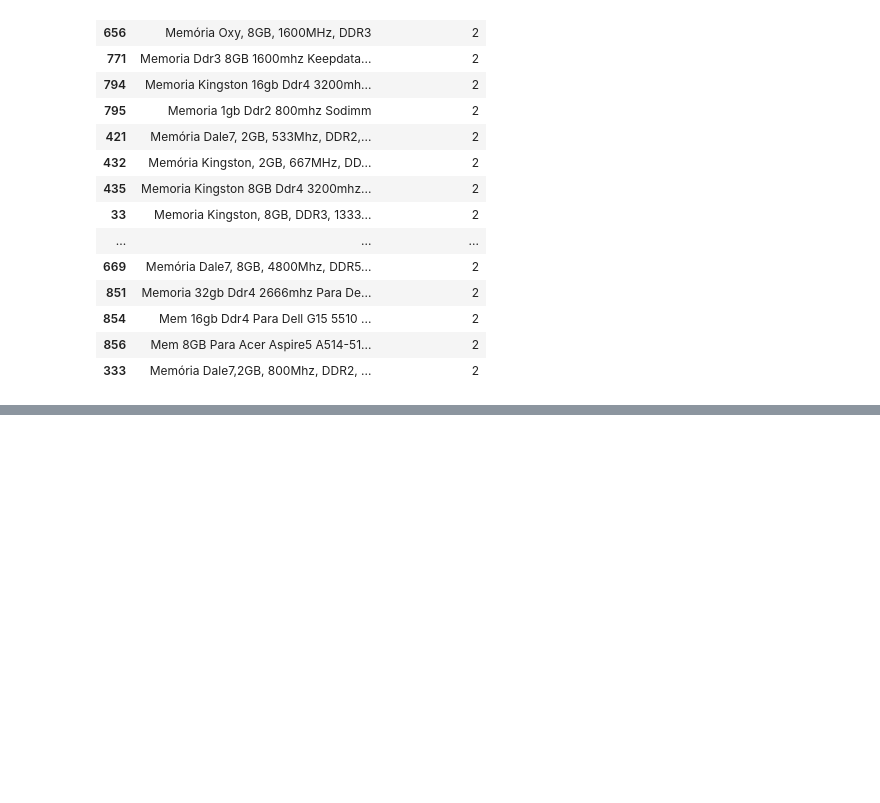
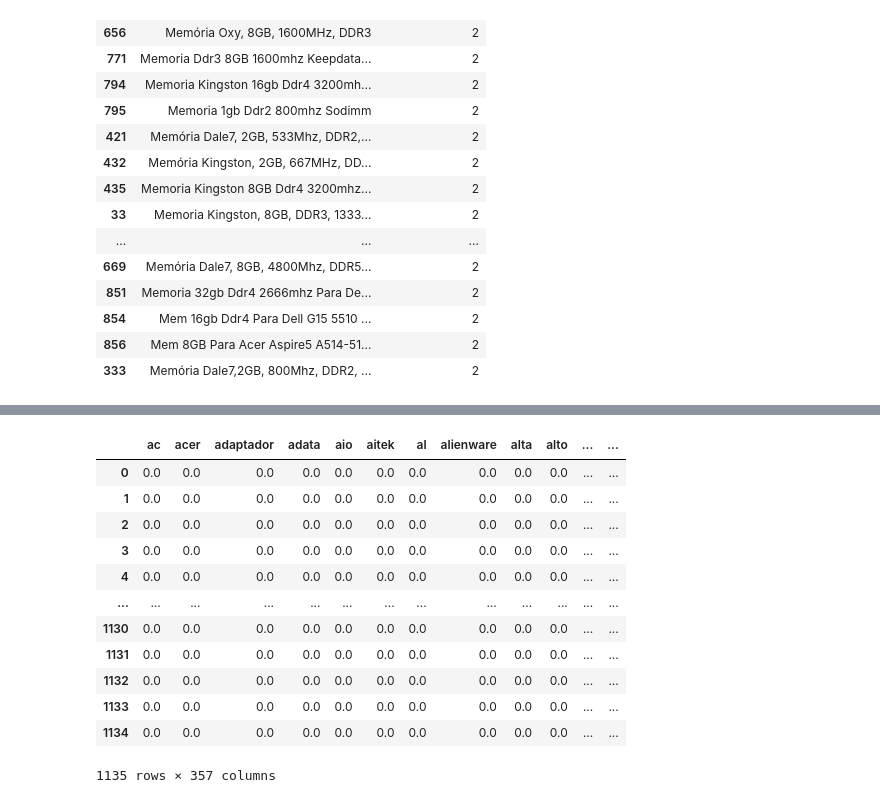
Before and after one commit to juli4n03/perspectiva-dado, a Jupyter notebook: Projetos/Web Scraping/20264017_nlp_kabum.ipynb, the cells around one changed output, grey strips where cells are left out. Drawn from its saved outputs; the diff is of its cells as text; code cells hidden in the pictures; blank space fills up the shorter version.

```diff
--- a/Projetos/Web Scraping/20264017_nlp_kabum.ipynb
+++ b/Projetos/Web Scraping/20264017_nlp_kabum.ipynb
@@ -278,0 +354,5 @@ df_final[["nome", "palavras_unicas"]].sort_values("palavras_unicas", ascending=T
+# %%
+# print(df_final.columns.tolist())
+
+df_bow = df_final.filter(like='bow_')
+df_bow.head()
@@ -278,0 +367,3 @@ df_final[["nome", "palavras_unicas"]].sort_values("palavras_unicas", ascending=T
+# %%
+df_bow.columns = df_bow.columns.str.replace('bow_', '')
+df_bow.head()
@@ -278,0 +378,3 @@ df_final[["nome", "palavras_unicas"]].sort_values("palavras_unicas", ascending=T
+# %%
+total_palavras = df_bow.sum(axis=1)
+total_palavras
@@ -278,0 +394,17 @@ df_final[["nome", "palavras_unicas"]].sort_values("palavras_unicas", ascending=T
+# %%
+tf = df_bow.div(total_palavras, axis=0)
+tf
+# %% [output]
+|  | ac | acer | adaptador | adata | aio | aitek | al | alienware | alta | alto | ... | ... |
+| 0 | 0.0 | 0.0 | 0.0 | 0.0 | 0.0 | 0.0 | 0.0 | 0.0 | 0.0 | 0.0 | ... | ... |
+| 1 | 0.0 | 0.0 | 0.0 | 0.0 | 0.0 | 0.0 | 0.0 | 0.0 | 0.0 | 0.0 | ... | ... |
+| 2 | 0.0 | 0.0 | 0.0 | 0.0 | 0.0 | 0.0 | 0.0 | 0.0 | 0.0 | 0.0 | ... | ... |
+| 3 | 0.0 | 0.0 | 0.0 | 0.0 | 0.0 | 0.0 | 0.0 | 0.0 | 0.0 | 0.0 | ... | ... |
+| 4 | 0.0 | 0.0 | 0.0 | 0.0 | 0.0 | 0.0 | 0.0 | 0.0 | 0.0 | 0.0 | ... | ... |
+| ... | ... | ... | ... | ... | ... | ... | ... | ... | ... | ... | ... | ... |
+| 1130 | 0.0 | 0.0 | 0.0 | 0.0 | 0.0 | 0.0 | 0.0 | 0.0 | 0.0 | 0.0 | ... | ... |
+| 1131 | 0.0 | 0.0 | 0.0 | 0.0 | 0.0 | 0.0 | 0.0 | 0.0 | 0.0 | 0.0 | ... | ... |
+| 1132 | 0.0 | 0.0 | 0.0 | 0.0 | 0.0 | 0.0 | 0.0 | 0.0 | 0.0 | 0.0 | ... | ... |
+| 1133 | 0.0 | 0.0 | 0.0 | 0.0 | 0.0 | 0.0 | 0.0 | 0.0 | 0.0 | 0.0 | ... | ... |
+| 1134 | 0.0 | 0.0 | 0.0 | 0.0 | 0.0 | 0.0 | 0.0 | 0.0 | 0.0 | 0.0 | ... | ... |
+1135 rows × 357 columns
```
Also changed, not shown: parts of 27 cells of this notebook, 4 other files.
